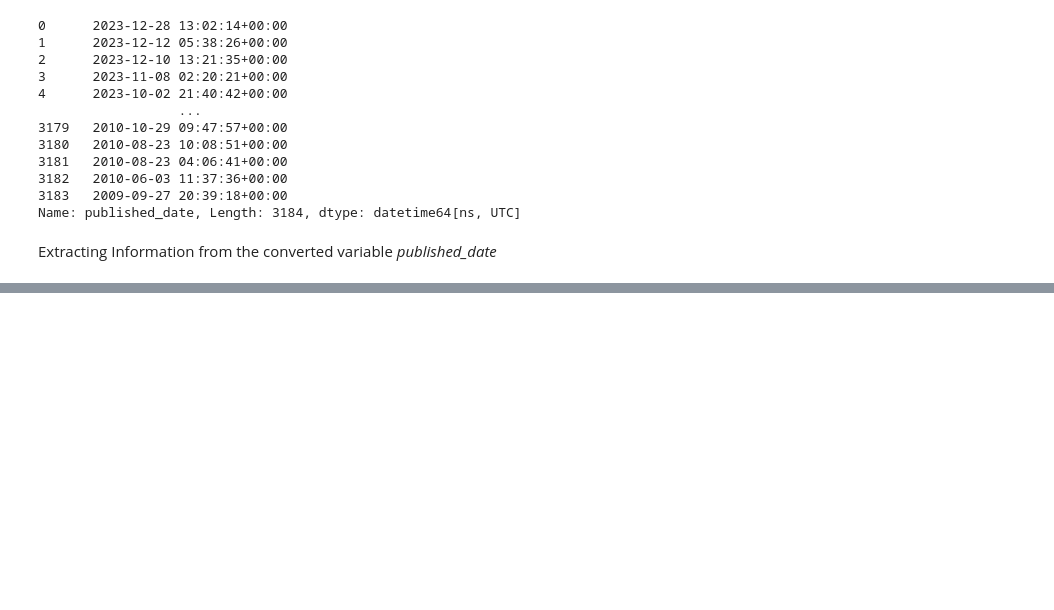
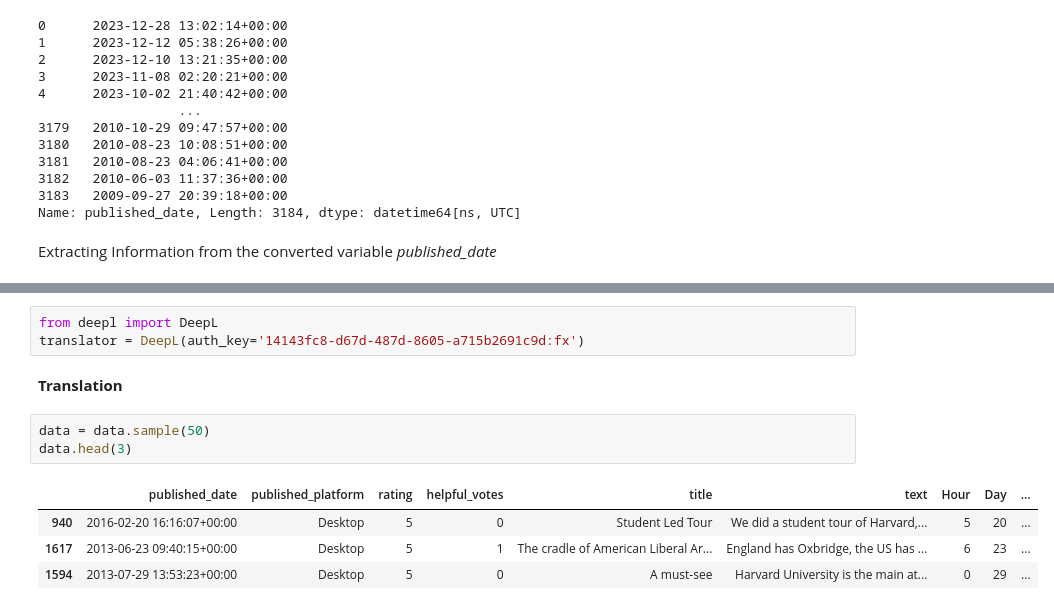
Before and after one commit to antoniooliveira03/Projects, a Jupyter notebook: Industrial Applications of AI/Assignment 4/Harvard Reviews Notebook.ipynb, the cells around one changed output, grey strips where cells are left out. Drawn from its saved outputs; the diff is of its cells as text; blank space fills up the shorter version.

```diff
--- a/Industrial Applications of AI/Assignment 4/Harvard Reviews Notebook.ipynb
+++ b/Industrial Applications of AI/Assignment 4/Harvard Reviews Notebook.ipynb
@@ -188,0 +206,13 @@ Name: count, dtype: int64
+# %%
+from deepl import DeepL
+translator = DeepL(auth_key='14143fc8-d67d-487d-8605-a715b2691c9d:fx')
+# %% [markdown]
+**Translation**
+# %%
+data = data.sample(50)
+data.head(3)
+# %% [output]
+|  | published_date | published_platform | rating | helpful_votes | title | text | Hour | Day | ... |
+| 940 | 2016-02-20 16:16:07+00:00 | Desktop | 5 | 0 | Student Led Tour | We did a student tour of Harvard,... | 5 | 20 | ... |
+| 1617 | 2013-06-23 09:40:15+00:00 | Desktop | 5 | 1 | The cradle of American Liberal Ar... | England has Oxbridge, the US has ... | 6 | 23 | ... |
+| 1594 | 2013-07-29 13:53:23+00:00 | Desktop | 5 | 0 | A must-see | Harvard University is the main at... | 0 | 29 | ... |
```
Also changed, not shown: parts of 28 cells of this notebook, 3 other files.
